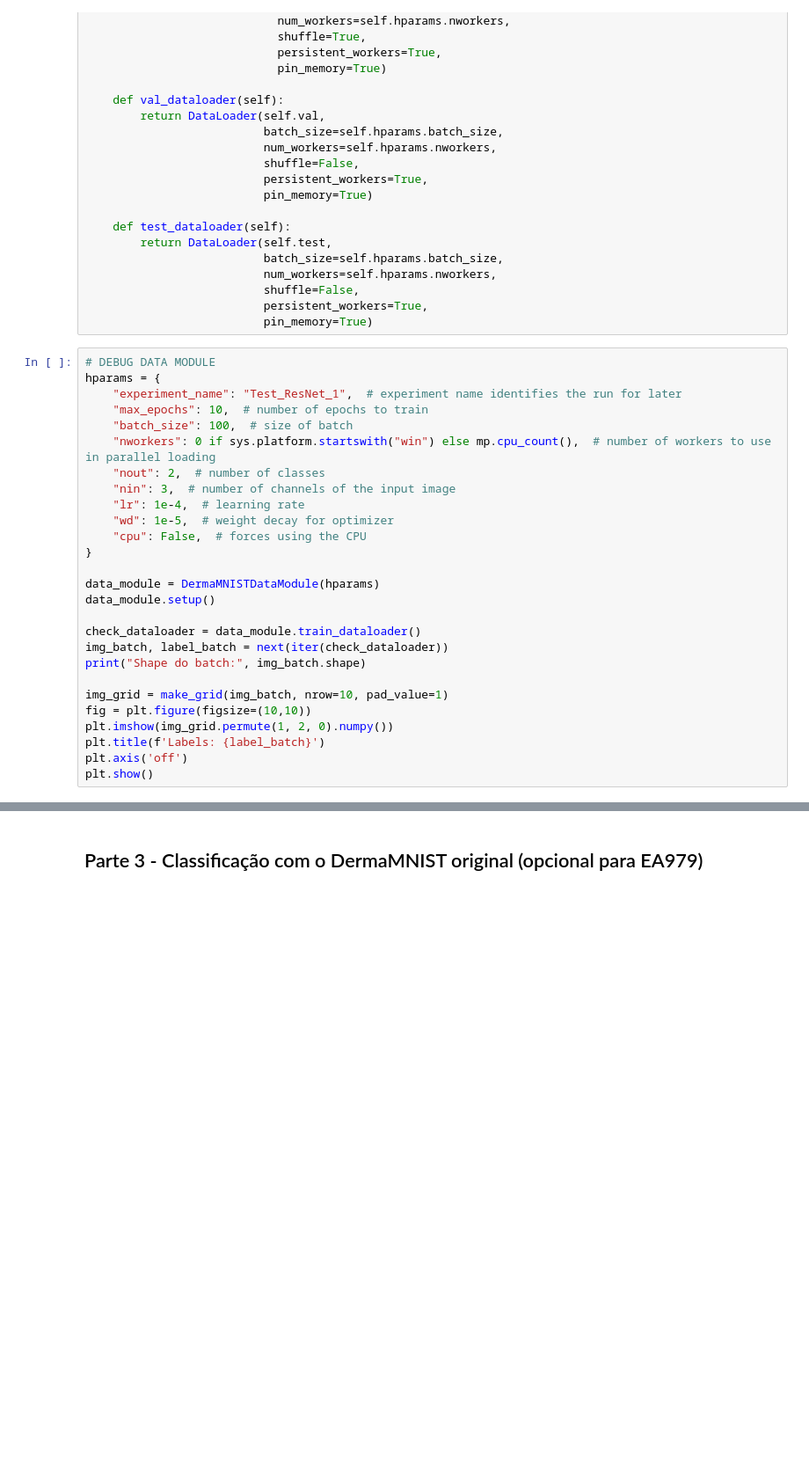
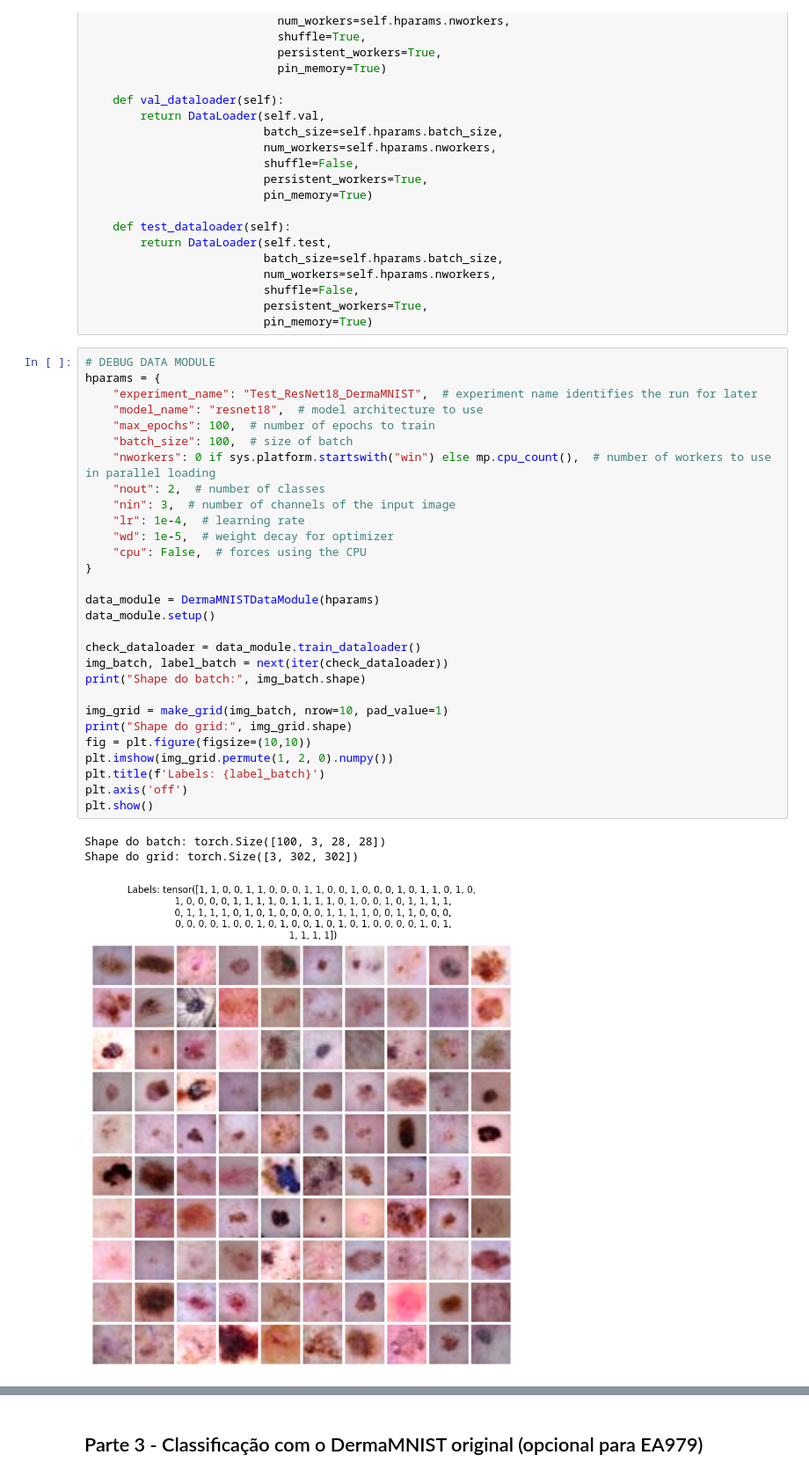
Before and after one commit to UNICAMP-EA979/2026s1-pi05-cnn-leticialopesms, a Jupyter notebook: Atividade.ipynb, the cells around one changed output, grey strips where cells are left out. Shown at 88% size. Drawn from its saved outputs; the diff is of its cells as text; blank space fills up the shorter version.

```diff
--- a/Atividade.ipynb
+++ b/Atividade.ipynb
@@ -699,27 +872,33 @@ class DermaMNISTDataModule(pl.LightningDataModule):
 # %%
 # DEBUG DATA MODULE
 hparams = {
-    "experiment_name": "Test_ResNet_1",  # experiment name identifies the run for later
-    "max_epochs": 10,  # number of epochs to train
+    "experiment_name": "Test_ResNet18_DermaMNIST",  # experiment name identifies the run for later
+    "model_name": "resnet18",  # model architecture to use
+    "max_epochs": 100,  # number of epochs to train
     "batch_size": 100,  # size of batch
     "nworkers": 0 if sys.platform.startswith("win") else mp.cpu_count(),  # number of workers to use in parallel loading
     "nout": 2,  # number of classes
     "nin": 3,  # number of channels of the input image
     "lr": 1e-4,  # learning rate
     "wd": 1e-5,  # weight decay for optimizer
     "cpu": False,  # forces using the CPU
 }
 
 data_module = DermaMNISTDataModule(hparams)
 data_module.setup()
 
 check_dataloader = data_module.train_dataloader()
 img_batch, label_batch = next(iter(check_dataloader))
 print("Shape do batch:", img_batch.shape)
 
 img_grid = make_grid(img_batch, nrow=10, pad_value=1)
+print("Shape do grid:", img_grid.shape)
 fig = plt.figure(figsize=(10,10))
 plt.imshow(img_grid.permute(1, 2, 0).numpy())
 plt.title(f'Labels: {label_batch}')
 plt.axis('off')
 plt.show()
+# %% [output]
+Shape do batch: torch.Size([100, 3, 28, 28])
+Shape do grid: torch.Size([3, 302, 302])
+[figure, added]
```
Also changed, not shown: parts of 32 cells of this notebook.
